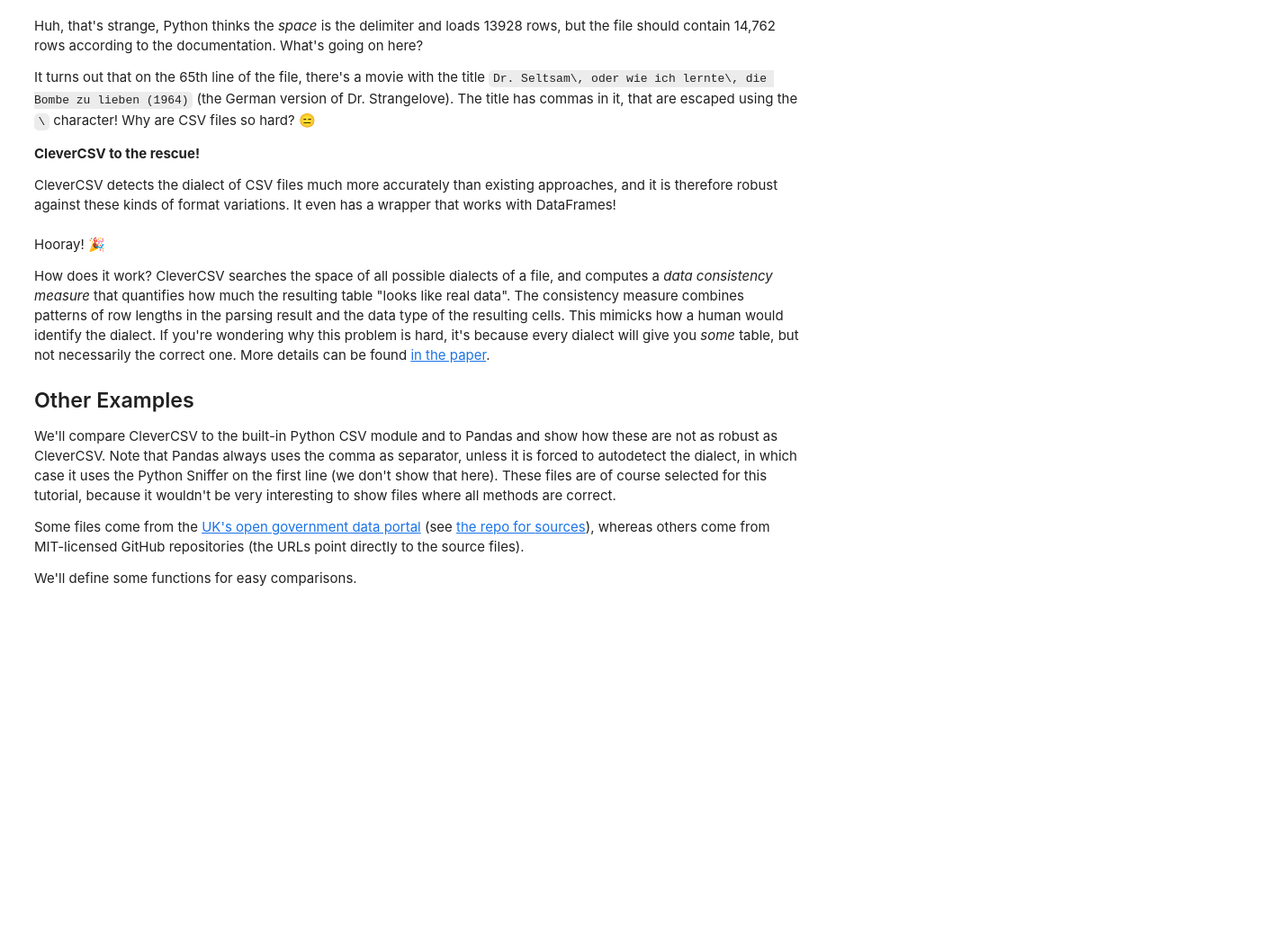
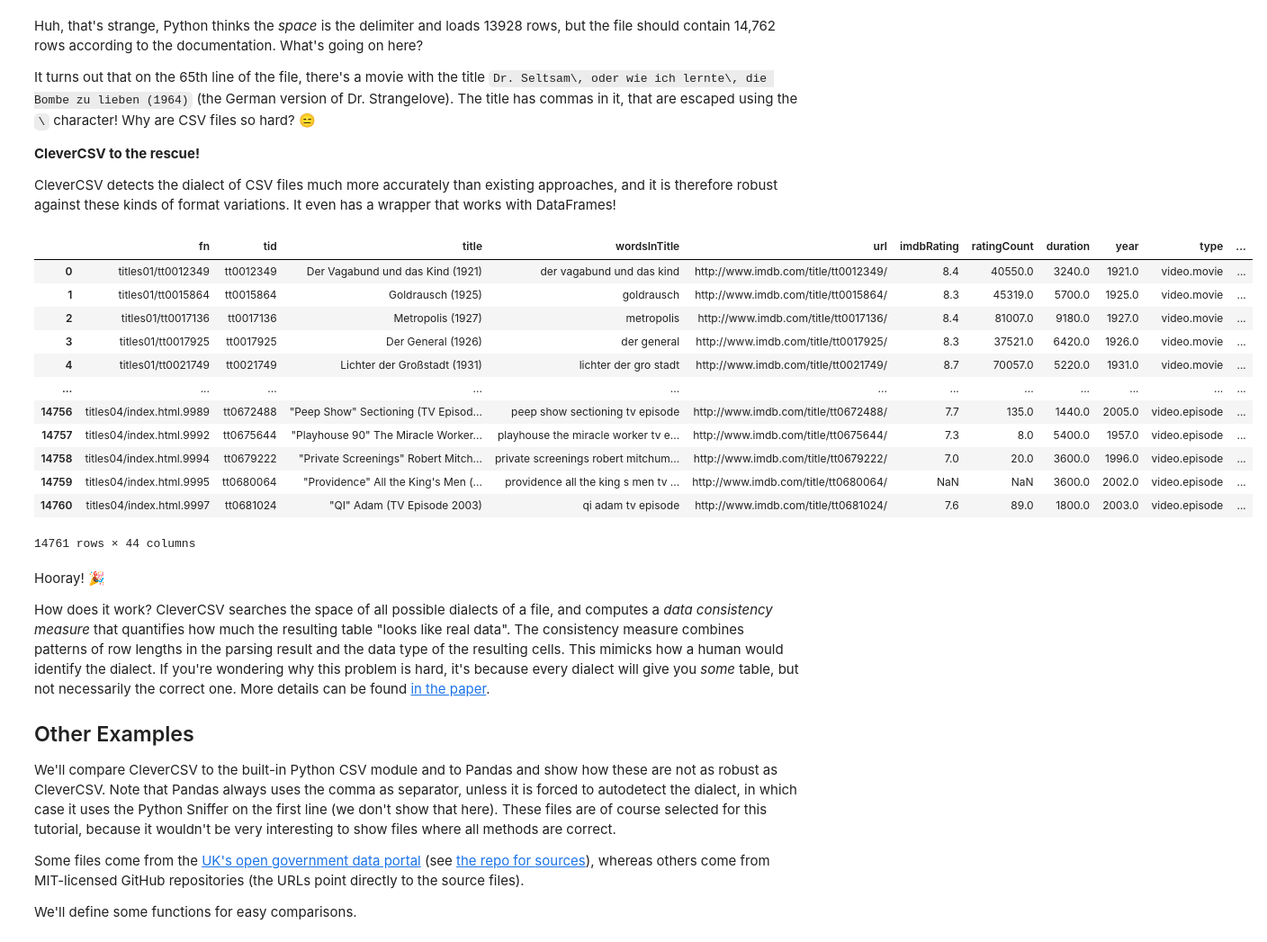
Before and after one commit to alan-turing-institute/CleverCSVDemo, a Jupyter notebook: CSV_dialect_detection_with_CleverCSV.ipynb, the cells around one changed output. Shown at 90% size. Saved outputs shown, nothing was run; the diff lists cells and outputs as text; code cells hidden in the pictures; blank space fills up the shorter version.

Commit message:
Change csv2df to read_dataframe

```diff
--- a/CSV_dialect_detection_with_CleverCSV.ipynb
+++ b/CSV_dialect_detection_with_CleverCSV.ipynb
@@ -72,10 +78,24 @@ CleverCSV detects the dialect of CSV files much more accurately than existing
 approaches, and it is therefore robust against these kinds of format
 variations. It even has a wrapper that works with DataFrames!
 # %%
-from clevercsv import csv2df
+from clevercsv import read_dataframe
 
-df = csv2df('./data/imdb.csv')
+df = read_dataframe('./data/imdb.csv')
 df
+# %% [output]
+|  | fn | tid | title | wordsInTitle | url | imdbRating | ratingCount | duration | year | type | ... |
+| 0 | titles01/tt0012349 | tt0012349 | Der Vagabund und das Kind (1921) | der vagabund und das kind | http://www.imdb.com/title/tt0012349/ | 8.4 | 40550.0 | 3240.0 | 1921.0 | video.movie | ... |
+| 1 | titles01/tt0015864 | tt0015864 | Goldrausch (1925) | goldrausch | http://www.imdb.com/title/tt0015864/ | 8.3 | 45319.0 | 5700.0 | 1925.0 | video.movie | ... |
+| 2 | titles01/tt0017136 | tt0017136 | Metropolis (1927) | metropolis | http://www.imdb.com/title/tt0017136/ | 8.4 | 81007.0 | 9180.0 | 1927.0 | video.movie | ... |
+| 3 | titles01/tt0017925 | tt0017925 | Der General (1926) | der general | http://www.imdb.com/title/tt0017925/ | 8.3 | 37521.0 | 6420.0 | 1926.0 | video.movie | ... |
+| 4 | titles01/tt0021749 | tt0021749 | Lichter der Großstadt (1931) | lichter der gro stadt | http://www.imdb.com/title/tt0021749/ | 8.7 | 70057.0 | 5220.0 | 1931.0 | video.movie | ... |
+| ... | ... | ... | ... | ... | ... | ... | ... | ... | ... | ... | ... |
+| 14756 | titles04/index.html.9989 | tt0672488 | "Peep Show" Sectioning (TV Episod... | peep show sectioning tv episode | http://www.imdb.com/title/tt0672488/ | 7.7 | 135.0 | 1440.0 | 2005.0 | video.episode | ... |
+| 14757 | titles04/index.html.9992 | tt0675644 | "Playhouse 90" The Miracle Worker... | playhouse the miracle worker tv e... | http://www.imdb.com/title/tt0675644/ | 7.3 | 8.0 | 5400.0 | 1957.0 | video.episode | ... |
+| 14758 | titles04/index.html.9994 | tt0679222 | "Private Screenings" Robert Mitch... | private screenings robert mitchum... | http://www.imdb.com/title/tt0679222/ | 7.0 | 20.0 | 3600.0 | 1996.0 | video.episode | ... |
+| 14759 | titles04/index.html.9995 | tt0680064 | "Providence" All the King's Men (... | providence all the king s men tv ... | http://www.imdb.com/title/tt0680064/ | NaN | NaN | 3600.0 | 2002.0 | video.episode | ... |
+| 14760 | titles04/index.html.9997 | tt0681024 | "QI" Adam (TV Episode 2003) | qi adam tv episode | http://www.imdb.com/title/tt0681024/ | 7.6 | 89.0 | 1800.0 | 2003.0 | video.episode | ... |
+14761 rows × 44 columns
 # %% [markdown]
 
 Hooray! 🎉
```
Also changed, not shown: parts of 7 cells of this notebook, 1 other file.
